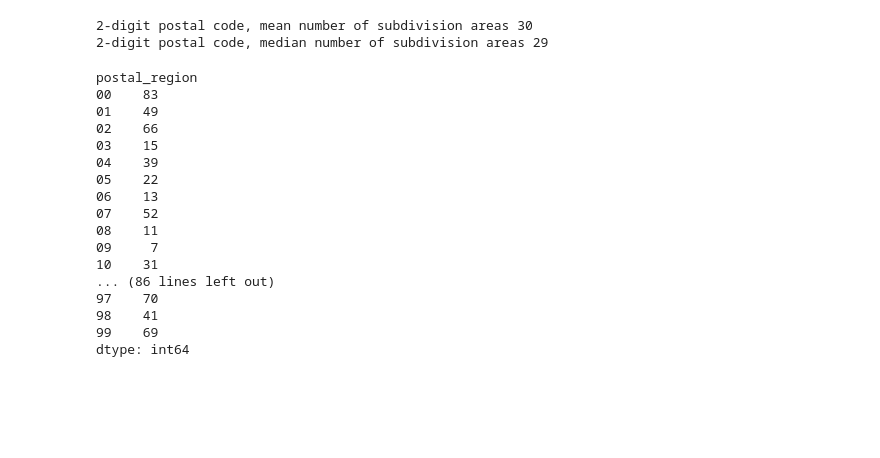
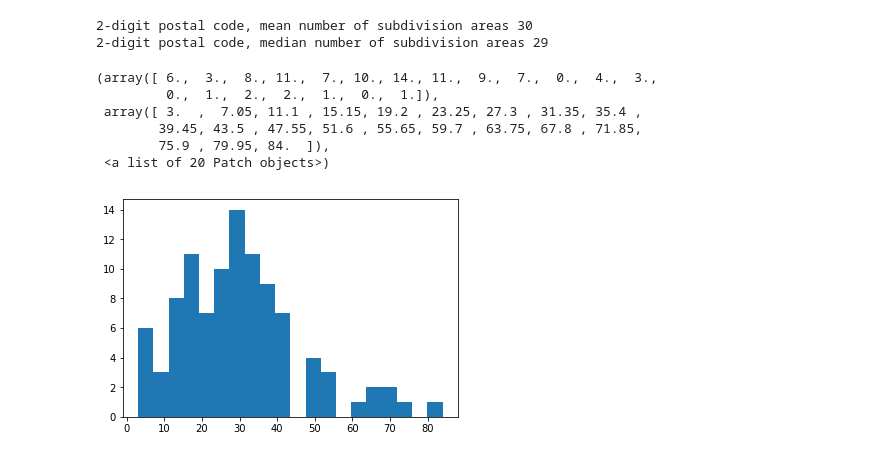
Before and after one commit to Manezki/Finland-Wealth-Segregation, a Jupyter notebook: notebooks/Postal code area segregation study II - RegionalComparison.ipynb, the cells around one changed output. Drawn from its saved outputs; the diff is of its cells as text; code cells hidden in the pictures; blank space fills up the shorter version.

```diff
--- a/notebooks/Postal code area segregation study I - Data wrangling.ipynb
+++ b/notebooks/Postal code area segregation study II - RegionalComparison.ipynb
@@ -236,23 +239,13 @@ with open('paavodata_cleaned_df.pkl', 'wb') as f:
 # %%
-paavo_df.groupby(by=['postal_region']).size()
+plt.hist(paavo_df.groupby(by=['postal_region']).size(), bins=20)
 # %% [output]
-postal_region
-00    83
-01    49
-02    66
-03    15
-04    39
-05    22
-06    13
-07    52
-08    11
-09     7
-10    31
-... (86 lines left out)
-97    70
-98    41
-99    69
-dtype: int64
+(array([ 6.,  3.,  8., 11.,  7., 10., 14., 11.,  9.,  7.,  0.,  4.,  3.,
+         0.,  1.,  2.,  2.,  1.,  0.,  1.]),
+ array([ 3.  ,  7.05, 11.1 , 15.15, 19.2 , 23.25, 27.3 , 31.35, 35.4 ,
+        39.45, 43.5 , 47.55, 51.6 , 55.65, 59.7 , 63.75, 67.8 , 71.85,
+        75.9 , 79.95, 84.  ]),
+ <a list of 20 Patch objects>)
+[figure, added]
 # %%
 paavo_df[['Postal code area', 'median_inhabitant_income_2015', 'n_inhabitants_highest_income_2015_pc']].sort_values(by='postal_code', ascending=True)
 # %% [output]
```
Also changed, not shown: parts of 18 cells of this notebook.
